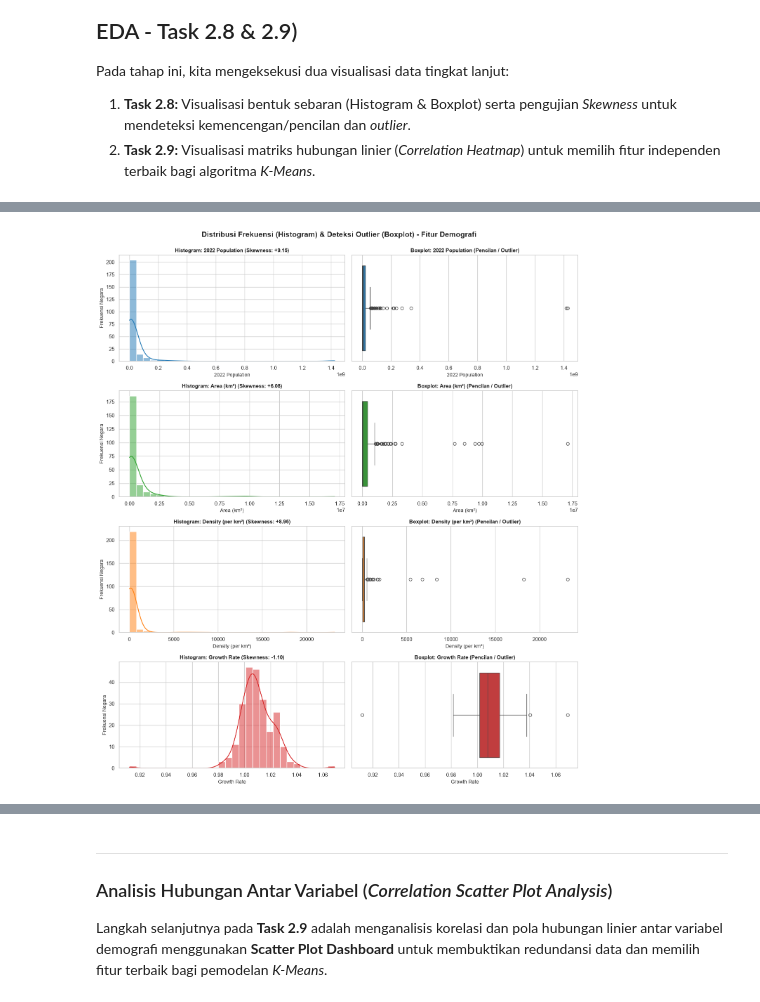
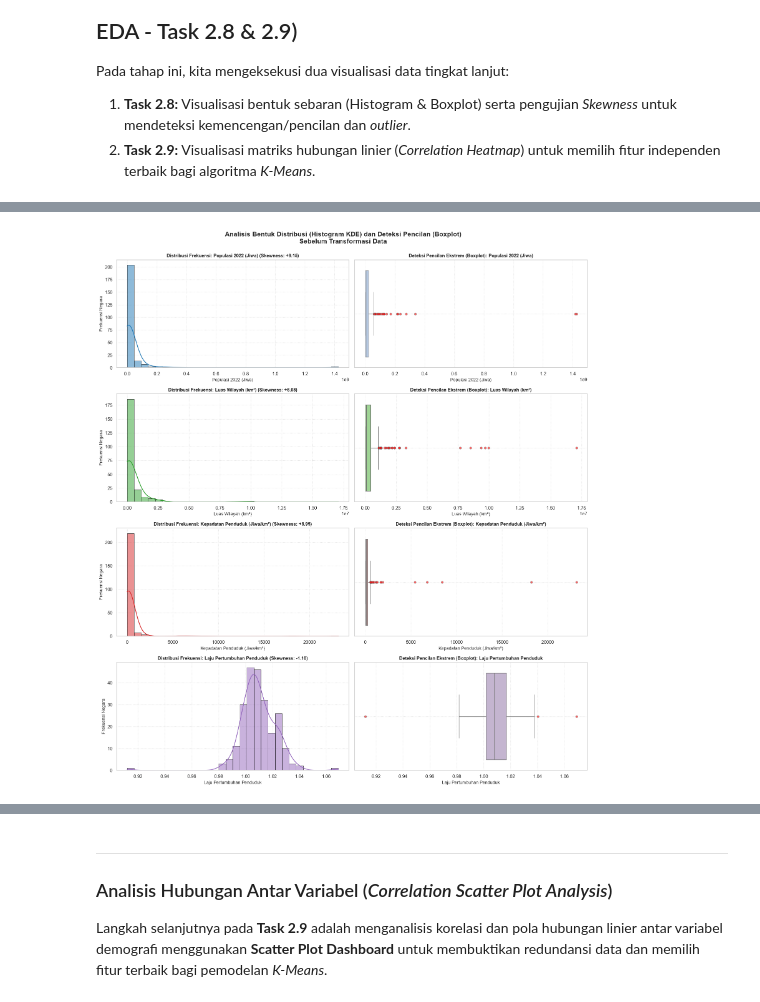
Before and after one commit to 10040818/associate_data_scientist_world_demographic_clustering, a Jupyter notebook: analisis_kmeans.ipynb, the cells around one changed output, grey strips where cells are left out. Cells and saved outputs as stored; diff of their text form; code cells hidden in the pictures.

```diff
--- a/analisis_kmeans.ipynb
+++ b/analisis_kmeans.ipynb
@@ -536,60 +536,74 @@ Pada tahap ini, kita mengeksekusi dua visualisasi data tingkat lanjut:
 # ==============================================================================
 # TASK 2.8: VISUALISASI DISTRIBUSI (HISTOGRAM) & DETEKSI OUTLIER (BOXPLOT)
 # ==============================================================================
-# Tujuan:
-# 1. Mengukur nilai kemencengan (Skewness) dari masing-masing fitur numerik utama.
-# 2. Membuktikan secara visual apakah data berdistribusi normal atau menceng ekstrem (Right-Skewed).
-# 3. Mendeteksi titik-titik data pencilan (outliers) yang dapat mengganggu algoritma K-Means.
-
-fitur_utama = ['2022 Population', 'Area (km²)', 'Density (per km²)', 'Growth Rate']
+# Penjelasan Fungsi Komputasi & Visualisasi:
+# 1. df[col].skew(): Menghitung koefisien kemencengan (skewness) bentuk kurva.
+#    - Skewness = 0     : Distribusi simetris sempurna (kurva normal).
+#    - Skewness > +1.0  : Menceng kanan ekstrem (Right-Skewed), ekor panjang menjulur ke nilai besar.
+# 2. plt.subplots(nrows=4, ncols=2, figsize=(16, 18)):
+#    - Membuat kanvas gambar multi-panel berukuran 16x18 inci dengan 4 baris dan 2 kolom subplot.
+# 3. sns.histplot(data, kde=True):
+#    - Menggambar batang frekuensi sebaran data dilengkapi kurva estimasi densitas kernel (KDE).
+# 4. sns.boxplot(x=data):
+#    - Menampilkan ringkasan 5 angka (min, Q1, median, Q3, max) dan menandai pencilan (outlier)
+#    - yaitu titik-titik data yang berada di luar batas kumis 1.5 * IQR (Interquartile Range).
+# 5. plt.savefig(path, dpi=300, bbox_inches='tight'):
+#    - Menyimpan grafik ke file PNG dengan resolusi tinggi 300 DPI dan memangkas margin berlebih.
 
 print('=' * 60)
-print('NILAI SKEWNESS (KEMENCENGAN) FITUR DEMOGRAFI UTAMA')
-print('=' * 60)
-nilai_skewness = df[fitur_utama].skew()
-for col in fitur_utama:
-    skew_val = nilai_skewness[col]
-    kategori_skew = 'Menceng Kanan Ekstrem' if skew_val > 1 else ('Menceng Kiri' if skew_val < -1 else 'Relatif Simetris')
-    print(f"{col:<22} : {skew_val:+.4f} ({kategori_skew})")
+print('UJI SKEWNESS & PEMBUATAN GRAFIK DISTRIBUSI (TASK 2.8)')
 print('=' * 60)
 
-# Membuat kanvas visualisasi subplot 4 baris x 2 kolom
-fig, axes = plt.subplots(nrows=4, ncols=2, figsize=(14, 16))
-fig.suptitle('Distribusi Frekuensi (Histogram) & Deteksi Outlier (Boxplot) - Fitur Demografi', fontsize=15, fontweight='bold', y=0.995)
+# Menentukan 4 fitur utama yang akan dianalisis distribusinya
+fitur_analisis = ['2022 Population', 'Area (km²)', 'Density (per km²)', 'Growth Rate']
+label_fitur = ['Populasi 2022 (Jiwa)', 'Luas Wilayah (km²)', 'Kepadatan Penduduk (Jiwa/km²)', 'Laju Pertumbuhan Penduduk']
 
-warna = ['#1f77b4', '#2ca02c', '#ff7f0e', '#d62728']
+# Menghitung dan mencetak nilai skewness masing-masing fitur ke konsol
+print('NILAI SKEWNESS (KEMENCENGAN) DATA MENTAH:')
+print('-' * 60)
+for col in fitur_analisis:
+    nilai_skew = df[col].skew()
+    status_skew = 'Menceng Kanan Ekstrem' if nilai_skew > 1.0 else ('Menceng Kiri' if nilai_skew < -1.0 else 'Simetris/Normal')
+    print(f'- {col:<25} : Skewness = {nilai_skew:+8.3f} -> [{status_skew}]')
+print('=' * 60)
 
-for i, col in enumerate(fitur_utama):
-    # Subplot Kiri: Histogram + Kurva Densitas (KDE)
-    sns.histplot(df[col], kde=True, ax=axes[i, 0], color=warna[i], bins=30)
-    axes[i, 0].set_title(f"Histogram: {col} (Skewness: {nilai_skewness[col]:+.2f})", fontsize=11, fontweight='bold')
-    axes[i, 0].set_xlabel(col, fontsize=10)
-    axes[i, 0].set_ylabel('Frekuensi Negara', fontsize=10)
+# Membuat kanvas visualisasi 4 baris x 2 kolom
+fig, axes = plt.subplots(nrows=4, ncols=2, figsize=(16, 18))
+fig.suptitle('Analisis Bentuk Distribusi (Histogram KDE) dan Deteksi Pencilan (Boxplot)\nSebelum Transformasi Data', fontsize=15, fontweight='bold', y=0.995)
 
-    # Subplot Kanan: Boxplot Horizontal untuk deteksi titik outlier
-    sns.boxplot(x=df[col], ax=axes[i, 1], color=warna[i])
-    axes[i, 1].set_title(f"Boxplot: {col} (Pencilan / Outlier)", fontsize=11, fontweight='bold')
-    axes[i, 1].set_xlabel(col, fontsize=10)
+warna_hist = ['#1f77b4', '#2ca02c', '#d62728', '#9467bd']
+warna_box  = ['#aec7e8', '#98df8a', '#ff9896', '#c5b0d5']
+
+for i, col in enumerate(fitur_analisis):
+    ax_hist = axes[i, 0]
+    ax_box  = axes[i, 1]
+
+    # Panel Kiri: Histogram frekuensi dengan kurva penaksir densitas (KDE)
+    sns.histplot(df[col], kde=True, ax=ax_hist, color=warna_hist[i], bins=30, edgecolor='black', linewidth=0.5)
+    ax_hist.set_title(f'Distribusi Frekuensi: {label_fitur[i]} (Skewness: {df[col].skew():+0.2f})', fontsize=11, fontweight='bold')
+    ax_hist.set_xlabel(label_fitur[i], fontsize=10)
+    ax_hist.set_ylabel('Frekuensi Negara', fontsize=10)
+    ax_hist.grid(True, linestyle=':', alpha=0.6)
+
+    # Panel Kanan: Diagram kotak garis (Boxplot) horizontal untuk visualisasi outlier
+    sns.boxplot(x=df[col], ax=ax_box, color=warna_box[i], flierprops={'marker': 'o', 'markersize': 5, 'markerfacecolor': 'red', 'alpha': 0.6})
+    ax_box.set_title(f'Deteksi Pencilan Ekstrem (Boxplot): {label_fitur[i]}', fontsize=11, fontweight='bold')
+    ax_box.set_xlabel(label_fitur[i], fontsize=10)
+    ax_box.grid(True, linestyle=':', alpha=0.6)
 
 plt.tight_layout()
 
-# Menyimpan grafik visualisasi ke folder output
+# Menyimpan grafik ke folder output dengan kualitas 300 DPI
 path_grafik_distribusi = OUTPUT_DIR / 'eda_distribusi_sebelum_transformasi.png'
 plt.savefig(path_grafik_distribusi, dpi=300, bbox_inches='tight')
 plt.show()
 
-# Keterangan dan Kesimpulan Temuan Visual
 print('=' * 60)
-print('KESIMPULAN TEMUAN TASK 2.8 (DISTRIBUSI & OUTLIER):')
+print('KESIMPULAN TASK 2.8:')
+print('1. Fitur Populasi, Luas Wilayah, dan Kepadatan memiliki kemencengan ekstrem (Skewness > +6).')
+print('2. Boxplot membuktikan adanya pencilan raksasa (China, India, Rusia) yang mendominasi data.')
+print('3. KONDISI INI WAJIB DITANGANI dengan Transformasi Logaritma (Task 3.2) agar K-Means tidak bias.')
+print(f'4. Grafik resolusi tinggi tersimpan di: {path_grafik_distribusi}')
 print('=' * 60)
-print('1. Fitur Populasi 2022, Area (km²), dan Kepadatan (Density) memiliki kemencengan')
-print('   positif yang sangat tinggi (Skewness > +6.0). Mayoritas negara berkumpul di nilai')
-print('   rendah, sementara sebagian kecil negara raksasa berada sangat jauh di ujung kanan.')
-print('2. Boxplot membuktikan adanya titik pencilan ekstrem (misal: China & India pada populasi,')
-print('   Rusia pada luas wilayah, serta Macau & Monaco pada kepadatan).')
-print('3. KEPUTUSAN TEKNIS: Wajib dilakukan Transformasi Log (np.log1p) dan Standardisasi')
-print('   pada Fase 3 Preprocessing agar algoritma K-Means tidak bias/terdistorsi.')
-print(f'4. Grafik berhasil disimpan ke: {path_grafik_distribusi}')
-print('=' * 60)
 # %% [output]
 ============================================================
@@ -602,3 +618,3 @@ Growth Rate            : -1.1017 (Menceng Kiri)
 ============================================================
-[figure, old version]
+[figure, new version]
 ============================================================
```
Also changed, not shown: parts of 24 cells of this notebook.
